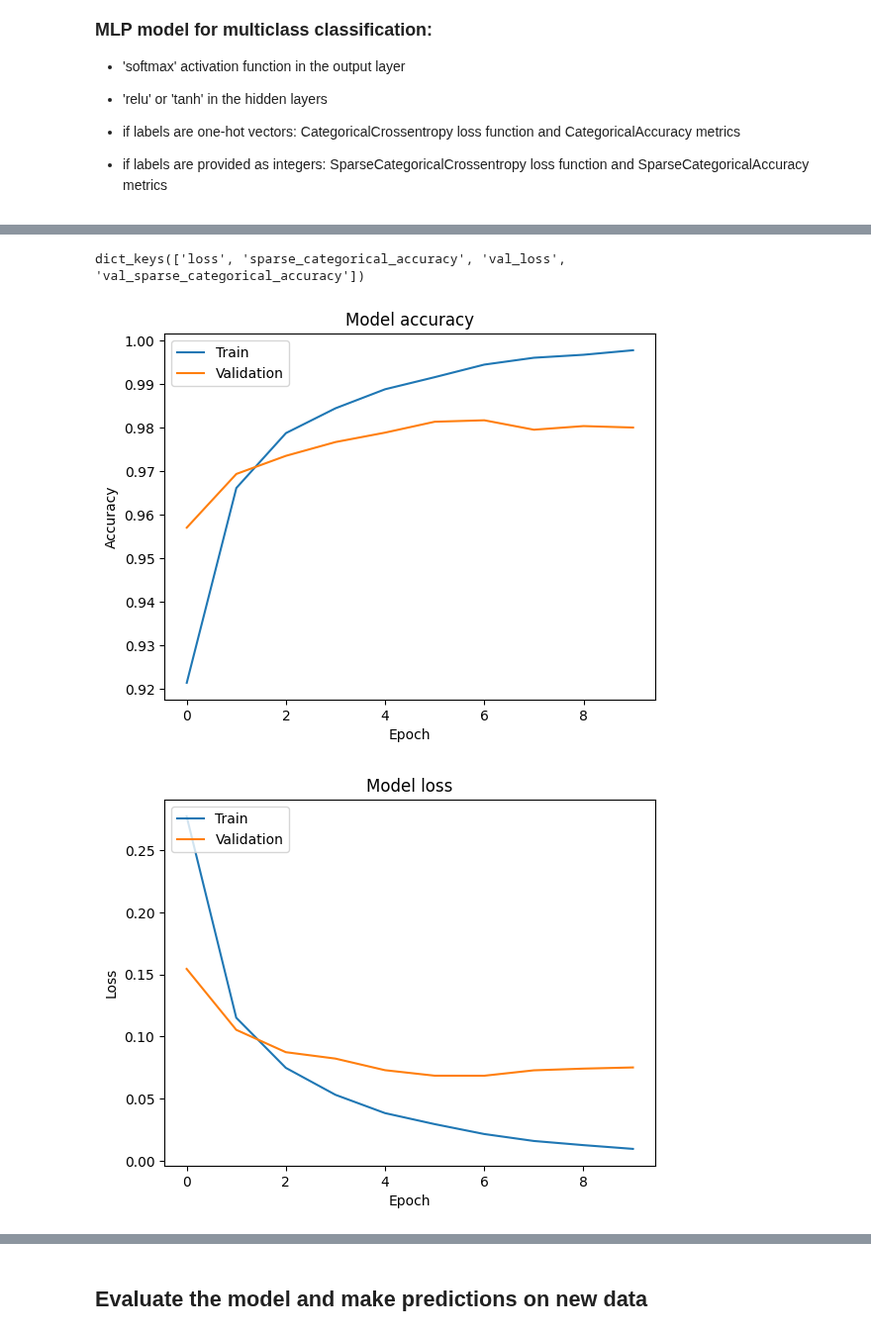
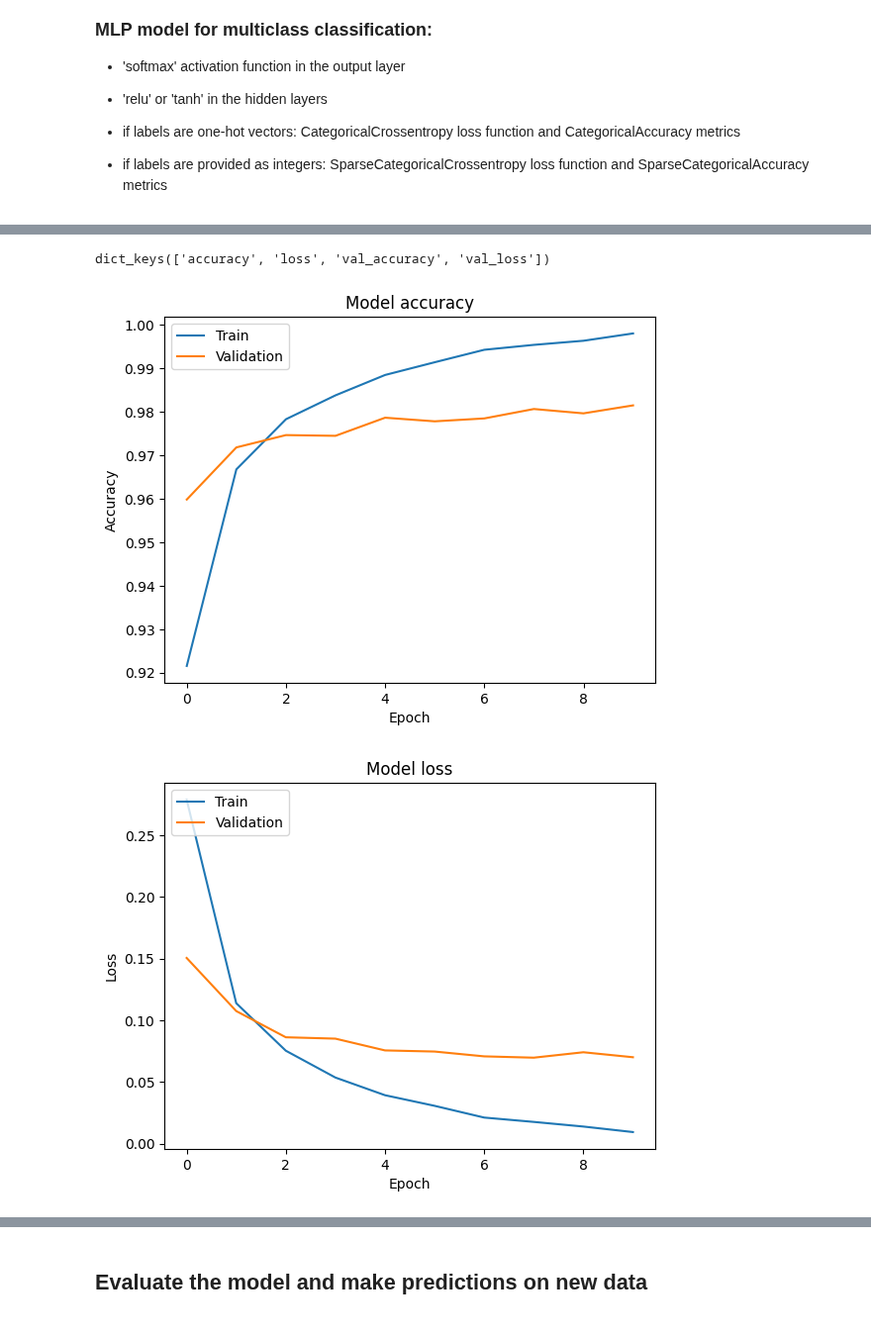
Before and after one commit to safeliquids/notebooks-for-NES2-2024, a Jupyter notebook: lecture_05/multiclass_classification_mnist.ipynb, the cells around one changed output, grey strips where cells are left out. Shown at 99% size. Drawn from its saved outputs; the diff is of its cells as text; code cells hidden in the pictures.

```diff
--- a/lecture_05/multiclass_classification_mnist.ipynb
+++ b/lecture_05/multiclass_classification_mnist.ipynb
@@ -177,7 +178,7 @@ model.summary()
 # Set model parameters
 model.compile(optimizer= keras.optimizers.Adam(learning_rate = 0.001),
               loss= keras.losses.SparseCategoricalCrossentropy(),
-              metrics= [keras.metrics.SparseCategoricalAccuracy()])
+              metrics= [keras.metrics.SparseCategoricalAccuracy("accuracy")])
 
 num_epochs = 10
 batch_size = 128
@@ -239,36 +237,41 @@ Epoch 10/10
 # %%
 # plot the training progress:
 import matplotlib.pyplot as plt
 
 history_dict = history.history
 print(history_dict.keys())
 
 # Plot training & validation accuracy values
-plt.plot(history.history['sparse_categorical_accuracy'])
-plt.plot(history.history['val_sparse_categorical_accuracy'])
+plt.plot(history_dict['accuracy'])
+plt.plot(history_dict['val_accuracy'])
 plt.title('Model accuracy')
 plt.ylabel('Accuracy')
 plt.xlabel('Epoch')
 plt.legend(['Train', 'Validation'], loc='upper left')
 plt.show()
 
 # Plot training & validation loss values
-plt.plot(history.history['loss'])
-plt.plot(history.history['val_loss'])
+plt.plot(history_dict['loss'])
+plt.plot(history_dict['val_loss'])
 plt.title('Model loss')
 plt.ylabel('Loss')
 plt.xlabel('Epoch')
 plt.legend(['Train', 'Validation'], loc='upper left')
 plt.show()
 
+
+# Evaluate the model on the training set
+train_loss, train_acc = model.evaluate(x_train, y_train)
+print('Training accuracy:', train_acc, '\nTrain loss:', train_loss)
+
 # Evaluate the model on the validation set
-test_loss, test_acc = model.evaluate(x_val, y_val)
-print('Validation accuracy:', test_acc, '\nTest loss:', test_loss)
+val_loss, val_acc = model.evaluate(x_val, y_val)
+print('Validation accuracy:', val_acc, '\nVal loss:', val_loss)
 
 # Evaluate the model on the test set
 test_loss, test_acc = model.evaluate(x_test, y_test)
 print('Test accuracy:', test_acc, '\nTest loss:', test_loss)
 # %% [output]
-dict_keys(['loss', 'sparse_categorical_accuracy', 'val_loss', 'val_sparse_categorical_accuracy'])
+dict_keys(['accuracy', 'loss', 'val_accuracy', 'val_loss'])
-[figure, old version]
+[figure, new version]
-[figure, old version]
+[figure, new version]
```
Also changed, not shown: parts of 9 cells of this notebook, 4 other files.
